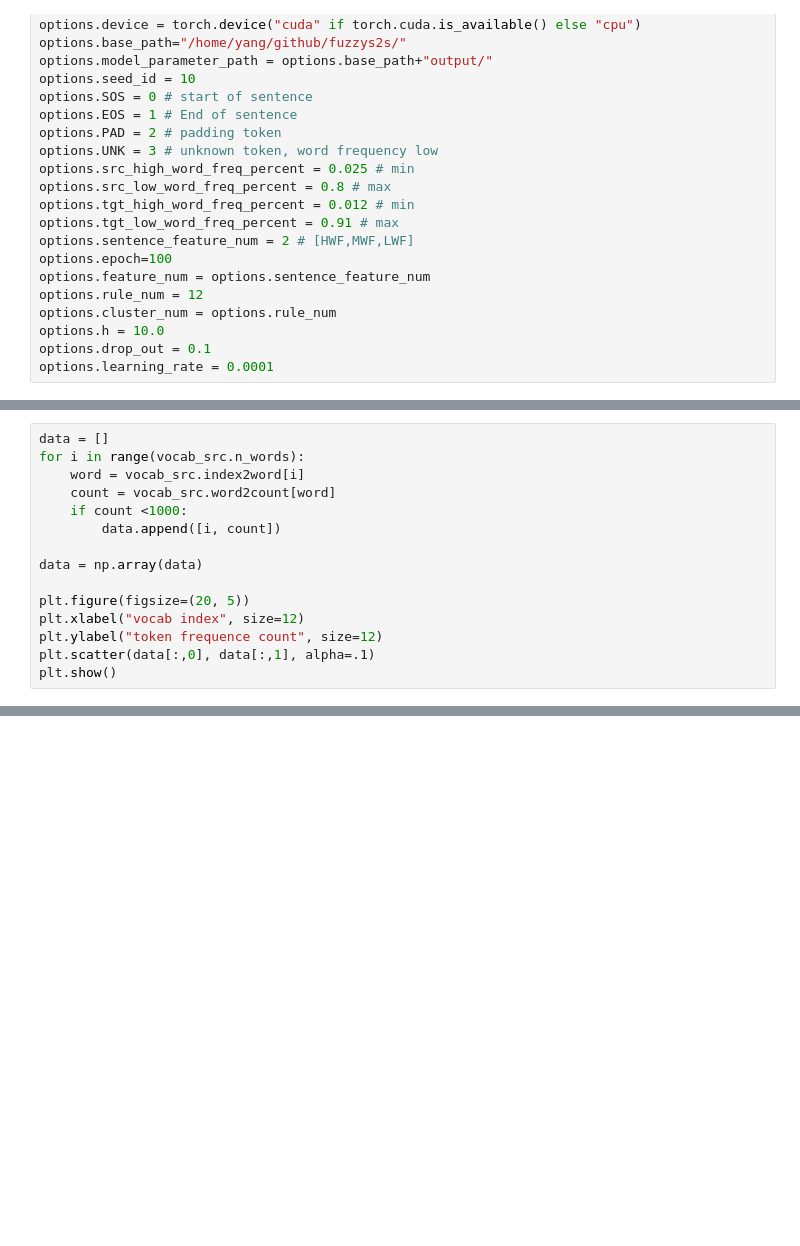
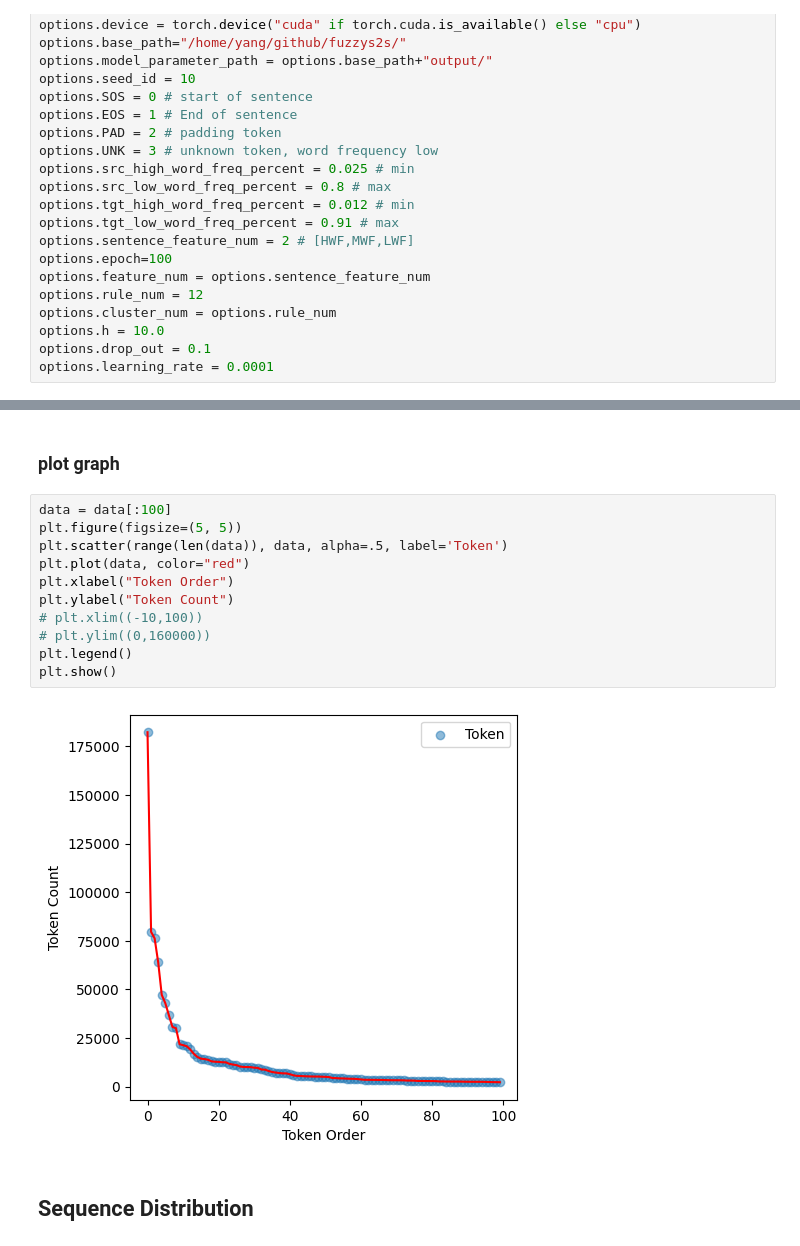
Before and after one commit to chinesebear/fuzzys2s, a Jupyter notebook: doc/sen_fcm.ipynb, the cells around one changed output, grey strips where cells are left out. Drawn from its saved outputs; the diff is of its cells as text; blank space fills up the shorter version.

```diff
--- a/doc/sen_fcm.ipynb
+++ b/doc/sen_fcm.ipynb
@@ -158,15 +142,0 @@ train_data, valid_data, test_data, vocab_src, vocab_tgt = read_tatoeba_data()
-# %%
-data = []
-for i in range(vocab_src.n_words):
-    word = vocab_src.index2word[i]
-    count = vocab_src.word2count[word]
-    if count <1000:
-        data.append([i, count])
-
-data = np.array(data)
-
-plt.figure(figsize=(20, 5))
-plt.xlabel("vocab index", size=12)
-plt.ylabel("token frequence count", size=12)
-plt.scatter(data[:,0], data[:,1], alpha=.1)
-plt.show()
@@ -174,0 +161,17 @@ plt.show()
+# %% [markdown]
+### plot graph
+# %%
+data = data[:100]
+plt.figure(figsize=(5, 5))
+plt.scatter(range(len(data)), data, alpha=.5, label='Token')
+plt.plot(data, color="red")
+plt.xlabel("Token Order")
+plt.ylabel("Token Count")
+# plt.xlim((-10,100))
+# plt.ylim((0,160000))
+plt.legend()
+plt.show()
+# %% [output]
+[figure, added]
+# %% [markdown]
+## Sequence Distribution
```
Also changed, not shown: parts of 14 cells of this notebook, 12 other files.
